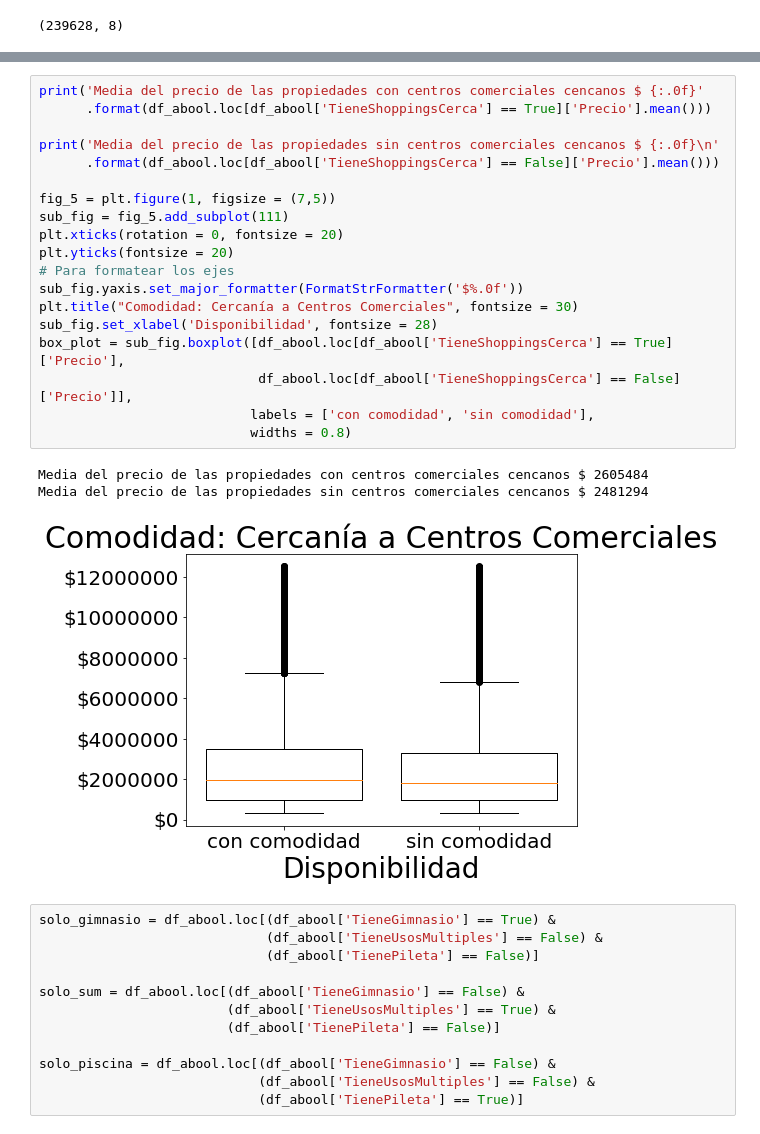
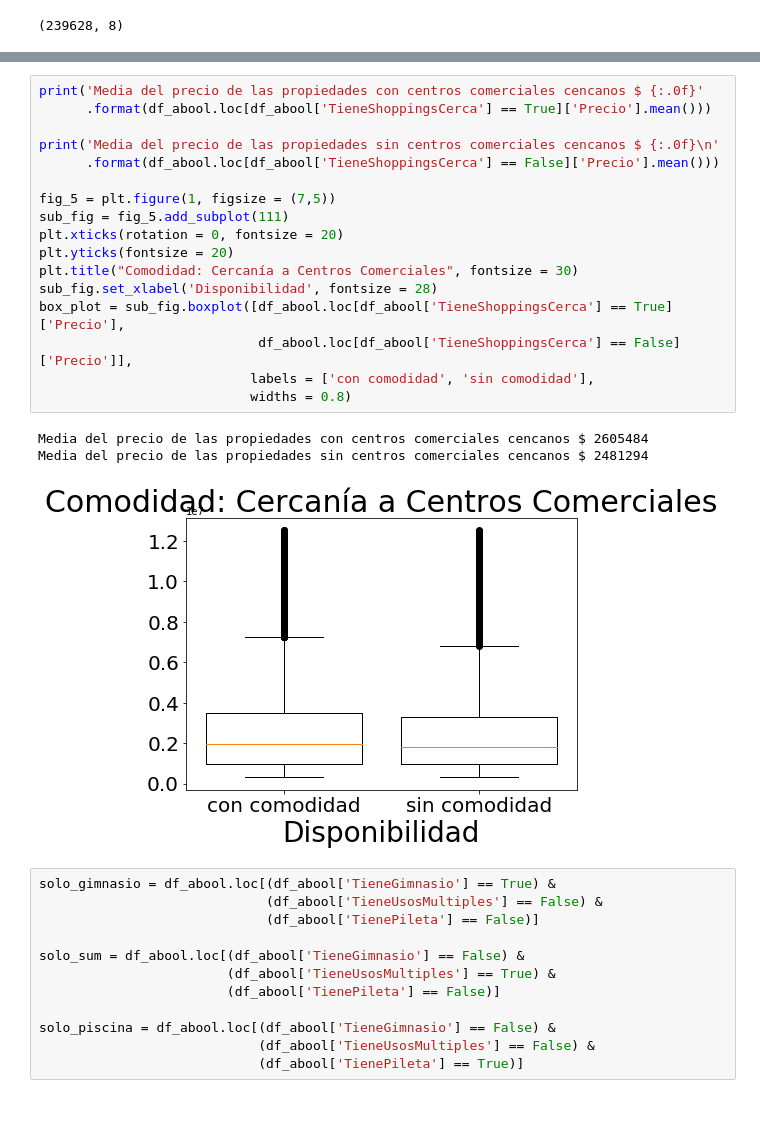
Before and after one commit to komod0/TPs-Org.Datos, a Jupyter notebook: tp1/nbfacundo.ipynb, the cells around one changed output, grey strips where cells are left out. Drawn from its saved outputs; the diff is of its cells as text.

```diff
--- a/tp1/nbfacundo.ipynb
+++ b/tp1/nbfacundo.ipynb
@@ -451,26 +447,24 @@ Media del precio de las propiedades sin escuelas cercanas $ 2528336
 # %%
 print('Media del precio de las propiedades con centros comerciales cencanos $ {:.0f}'
       .format(df_abool.loc[df_abool['TieneShoppingsCerca'] == True]['Precio'].mean()))
 
 print('Media del precio de las propiedades sin centros comerciales cencanos $ {:.0f}\n'
       .format(df_abool.loc[df_abool['TieneShoppingsCerca'] == False]['Precio'].mean()))
 
 fig_5 = plt.figure(1, figsize = (7,5))
 sub_fig = fig_5.add_subplot(111)
 plt.xticks(rotation = 0, fontsize = 20)
 plt.yticks(fontsize = 20)
-# Para formatear los ejes
-sub_fig.yaxis.set_major_formatter(FormatStrFormatter('$%.0f'))
 plt.title("Comodidad: Cercanía a Centros Comerciales", fontsize = 30)
 sub_fig.set_xlabel('Disponibilidad', fontsize = 28)
 box_plot = sub_fig.boxplot([df_abool.loc[df_abool['TieneShoppingsCerca'] == True]['Precio'],
                             df_abool.loc[df_abool['TieneShoppingsCerca'] == False]['Precio']],
                            labels = ['con comodidad', 'sin comodidad'],
                            widths = 0.8)
 # %% [output]
 Media del precio de las propiedades con centros comerciales cencanos $ 2605484
 Media del precio de las propiedades sin centros comerciales cencanos $ 2481294
-[figure, old version]
+[figure, new version]
 # %%
 solo_gimnasio = df_abool.loc[(df_abool['TieneGimnasio'] == True) &
                              (df_abool['TieneUsosMultiples'] == False) &
```
Also changed, not shown: parts of 7 cells of this notebook.
